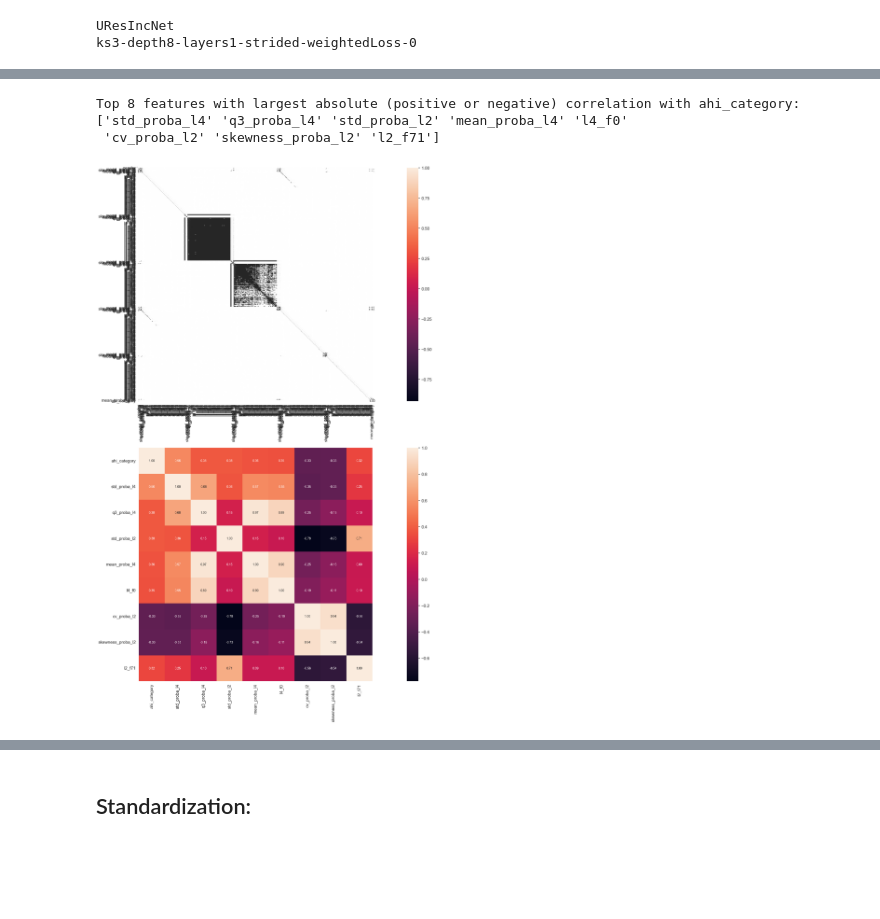
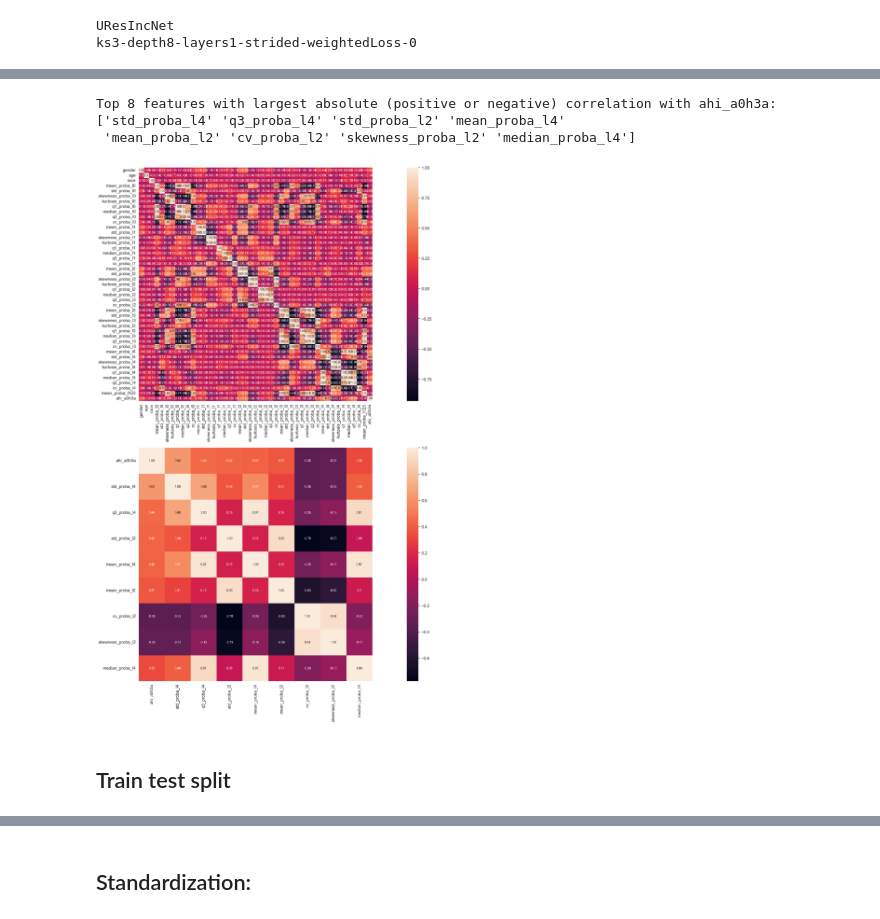
Before and after one commit to filipposkat/apnea-ppg, a Jupyter notebook: meta_model_notebook.ipynb, the cells around one changed output, grey strips where cells are left out. Drawn from its saved outputs; the diff is of its cells as text; code cells hidden in the pictures; blank space fills up the shorter version.

```diff
--- a/meta_model_notebook.ipynb
+++ b/meta_model_notebook.ipynb
@@ -30,6 +36,8 @@ import seaborn as sns
 SUBSET = 0
 EPOCH = 32
 TEST_SIZE = 0.25
+USE_FOURIER_COMPONENTS = False
+OVER_SAMPLING = True
 
 with open("config.yml", 'r') as f:
     config = yaml.safe_load(f)
@@ -63,7 +71,6 @@ ks3-depth8-layers1-strided-weightedLoss-0
 # %%
 meta_df = pd.read_csv(PATH_TO_META_MODEL.joinpath("meta_df.csv"), index_col=0)
 print(meta_df.shape)
-
 
 meta_df["mean_proba_l123"] = meta_df["mean_proba_l1"] + meta_df["mean_proba_l2"]+ meta_df["mean_proba_l3"]
 
@@ -71,11 +78,15 @@ out_columns = ["norm_duration_l0", "norm_duration_l1", "norm_duration_l2", "norm
              "ahi_a0h3a", "ahi_category"]
 in_columns = [c for c in meta_df.columns if c not in out_columns]
 
-fourier_columns = [c for c in in_columns if "_f" in c and 'l' in c and c not in out_columns]
+fourier_columns = [c for c in in_columns if "_f" in c and 'l' in c]
 stat_columns = [c for c in in_columns if c not in fourier_columns]
 
+if not USE_FOURIER_COMPONENTS and len(fourier_columns) > 0:
+    meta_df.drop(fourier_columns, axis=1, inplace=True)
+    in_columns = [c for c in meta_df.columns if c not in out_columns]
+
 fig = plt.figure(figsize=(30,30))
-meta_df[stat_columns & out_columns].hist(figsize=(30,30))
+meta_df[[*stat_columns, *out_columns]].hist(figsize=(30,30))
 plt.show()
 # %% [output]
 (1756, 550)
@@ -84,26 +95,52 @@ plt.show()
 # %%
 def plot_correl_matrix(df, target, k=8):
     # k = features to select
     corrmat = df.corr()
     sns.set(font_scale=1.25)
     if k>0 and k<len(df.columns):
         fig, ax = plt.subplots(nrows=2, ncols=1, figsize=(40,30))
 
         sns.heatmap(corrmat, cbar=True, annot=True, square=True, fmt='.2f', annot_kws={'size': 10}, yticklabels=df.columns.values, xticklabels=df.columns.values, ax=ax[0])
 
         largest_abs_corr_cols = corrmat.abs().nlargest(k+1, target)[target].index
         cm = np.corrcoef(df[largest_abs_corr_cols].values.T)
 
         sns.heatmap(cm, cbar=True, annot=True, square=True, fmt='.2f', annot_kws={'size': 10}, yticklabels=largest_abs_corr_cols.values, xticklabels=largest_abs_corr_cols.values, ax=ax[1])
 
         largest_abs_corr_cols = np.delete(largest_abs_corr_cols.values, 0) # remove target
         print(f"Top {k} features with largest absolute (positive or negative) correlation with {target}: {largest_abs_corr_cols}")
     else:
         sns.heatmap(corrmat, cbar=True, annot=True, square=True, fmt='.2f', annot_kws={'size': 10}, yticklabels=df.columns.values, xticklabels=df.columns.values)
 
-target="ahi_category"
+def classification_performance(y_true, y_hat, test=True, plot_confusion=True, target_labels=None, normalize=None):
+    train_test =  "test" if test else "train"
+    accuracy = accuracy_score(y_true, y_hat)
+    print(f"Accuracy ({train_test})  %0.1f%% " % ( accuracy * 100))
+    if plot_confusion:
+
+        cm = confusion_matrix(y_true, y_hat,normalize=normalize)
+        #print(cm)
+        if not target_labels:
+            df_cm = pd.DataFrame(cm)
+        else:
+            df_cm = pd.DataFrame(cm, index = target_labels,
+                            columns = target_labels)
+        plt.figure(figsize = (7,5))
+        sns.set(font_scale=1) # for label size
+        if normalize:
+            sns.heatmap(df_cm, annot=True, fmt=".2f",)
+        else:
+            sns.heatmap(df_cm, annot=True, fmt="d")
+        plt.xlabel("Predicted")
+        plt.ylabel("True")
+        plt.show()
+    return accuracy
+
+target="ahi_a0h3a"
 plot_correl_matrix(meta_df[[*in_columns, target]], target=target)
 # %% [output]
-Top 8 features with largest absolute (positive or negative) correlation with ahi_category: ['std_proba_l4' 'q3_proba_l4' 'std_proba_l2' 'mean_proba_l4' 'l4_f0'
- 'cv_proba_l2' 'skewness_proba_l2' 'l2_f71']
+Top 8 features with largest absolute (positive or negative) correlation with ahi_a0h3a: ['std_proba_l4' 'q3_proba_l4' 'std_proba_l2' 'mean_proba_l4'
+ 'mean_proba_l2' 'cv_proba_l2' 'skewness_proba_l2' 'median_proba_l4']
-[figure, old version]
+[figure, new version]
+# %% [markdown]
+## Train test split
```
Also changed, not shown: parts of 32 cells of this notebook, 3 other files.
